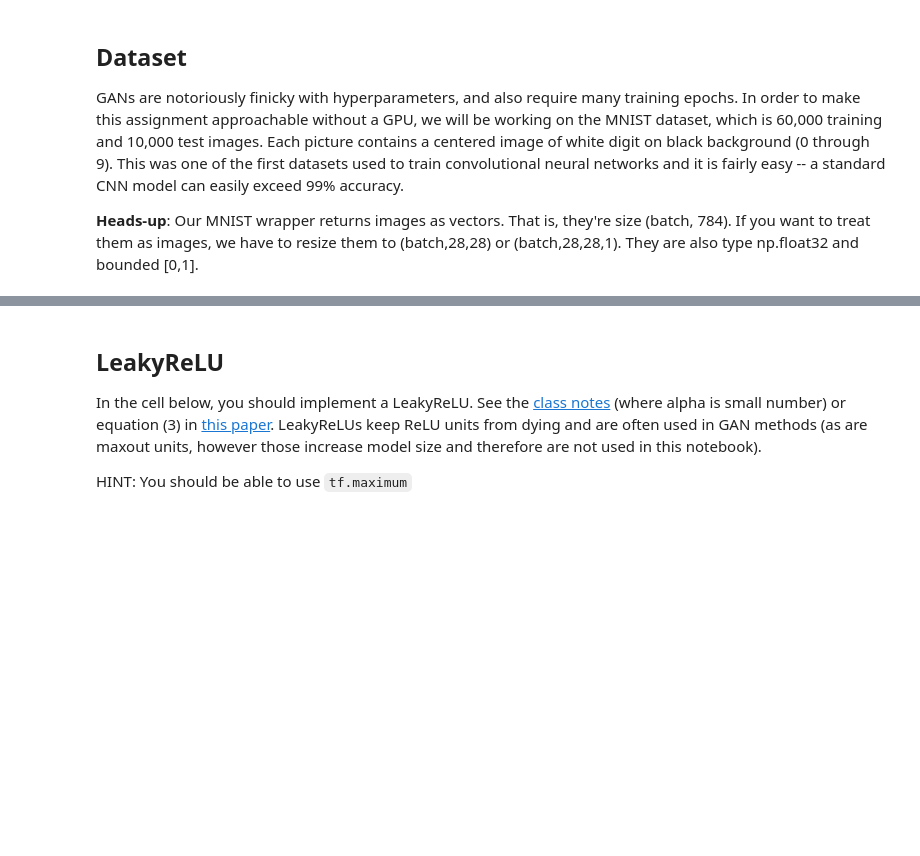
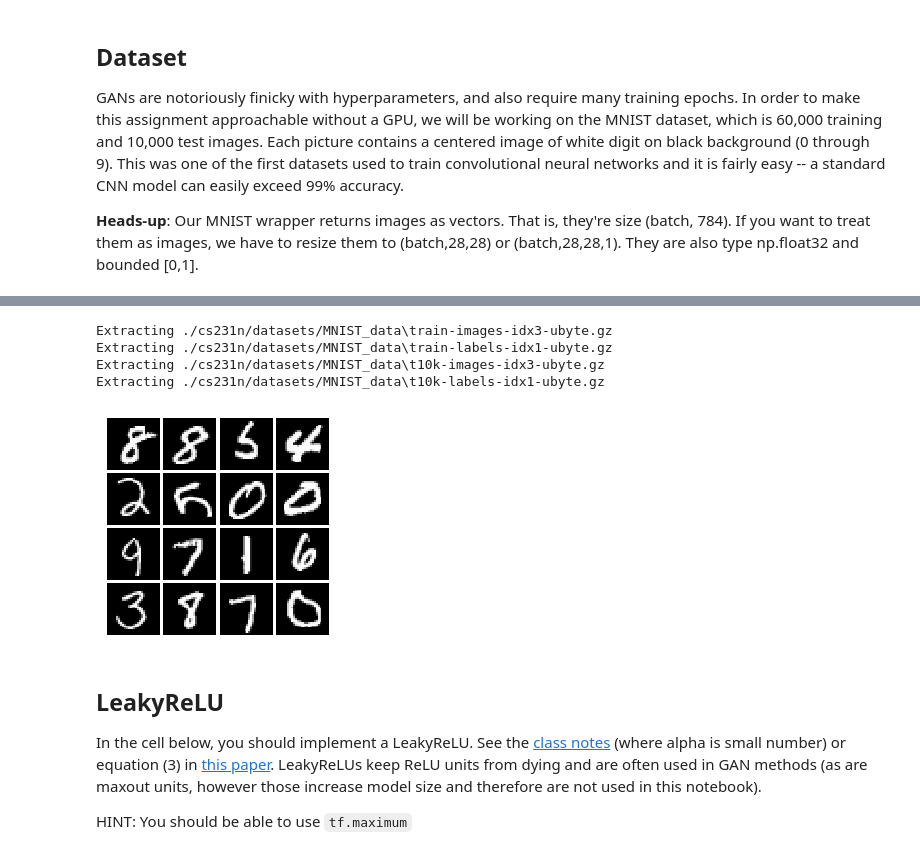
Before and after one commit to le773/cs231n, a Jupyter notebook: assignment3/GANs-TensorFlow.ipynb, the cells around one changed output, grey strips where cells are left out. Saved outputs shown, nothing was run; the diff lists cells and outputs as text; code cells hidden in the pictures; blank space fills up the shorter version.

Commit message:
update GANs TensorFlow

```diff
--- a/assignment3/GANs-TensorFlow.ipynb
+++ b/assignment3/GANs-TensorFlow.ipynb
@@ -128,3 +129,15 @@ Exception: URL fetch failure on https://s3.amazonaws.com/img-datasets/mnist.npz:
+# %%
+from tensorflow.examples.tutorials.mnist import input_data
+mnist = input_data.read_data_sets('./cs231n/datasets/MNIST_data', one_hot=False)
+
+# show a batch
+show_images(mnist.train.next_batch(16)[0])
+# %% [output]
+Extracting ./cs231n/datasets/MNIST_data\train-images-idx3-ubyte.gz
+Extracting ./cs231n/datasets/MNIST_data\train-labels-idx1-ubyte.gz
+Extracting ./cs231n/datasets/MNIST_data\t10k-images-idx3-ubyte.gz
+Extracting ./cs231n/datasets/MNIST_data\t10k-labels-idx1-ubyte.gz
+[figure, added]
 # %% [markdown]
 ## LeakyReLU
 In the cell below, you should implement a LeakyReLU. See the [class notes](http://cs231n.github.io/neural-networks-1/) (where alpha is small number) or equation (3) in [this paper](http://ai.stanford.edu/~amaas/papers/relu_hybrid_icml2013_final.pdf). LeakyReLUs keep ReLU units from dying and are often used in GAN methods (as are maxout units, however those increase model size and therefore are not used in this notebook).
```
Also changed, not shown: parts of 29 cells of this notebook.
